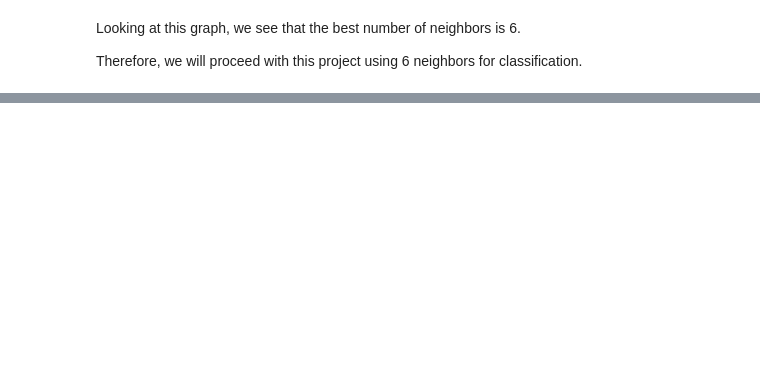
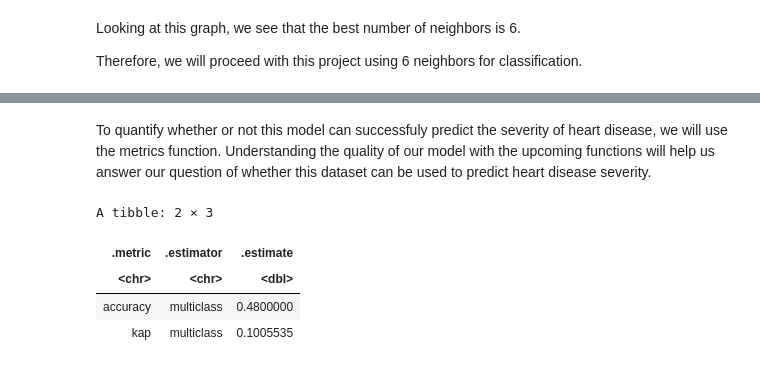
Before and after one commit to 000557A/DSCI-100-Project, a Jupyter notebook: Report.ipynb, the cells around one changed output, grey strips where cells are left out. Saved outputs shown, nothing was run; the diff lists cells and outputs as text; code cells hidden in the pictures; blank space fills up the shorter version.

```diff
--- a/Report.ipynb
+++ b/Report.ipynb
@@ -164,0 +186,14 @@ Now we can predict!
+# %% [markdown]
+To quantify whether or not this model can successfuly predict the severity of heart disease, we will use the metrics function. Understanding the quality of our model with the upcoming functions will help us answer our question of whether this dataset can be used to predict heart disease severity.
+# %%
+set.seed(727)
+heart_prediction_accuracy <- heart_test_predictions |>
+         metrics(truth = num, estimate = .pred_class)
+
+heart_prediction_accuracy
+# %% [output]
+A tibble: 2 × 3
+| .metric | .estimator | .estimate |
+| <chr> | <chr> | <dbl> |
+| accuracy | multiclass | 0.4800000 |
+| kap | multiclass | 0.1005535 |
```
Also changed, not shown: parts of 6 cells of this notebook.
